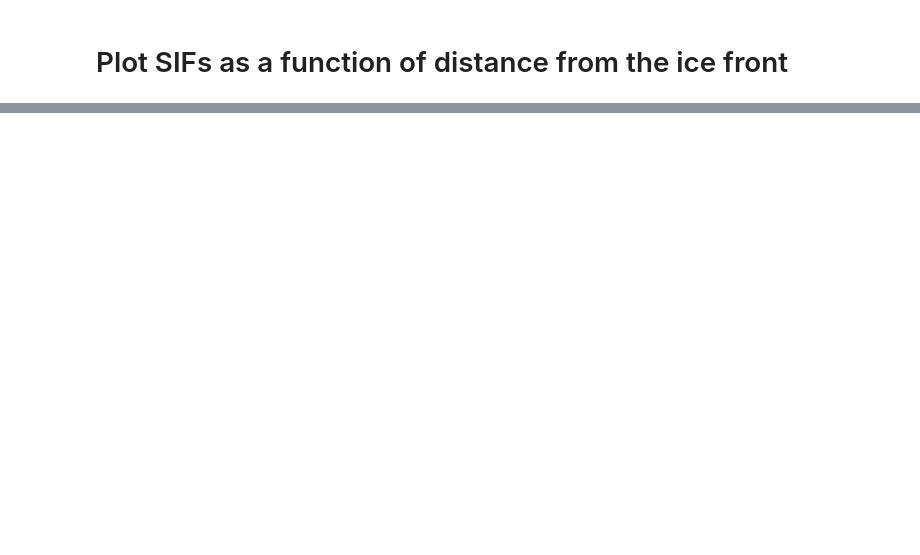
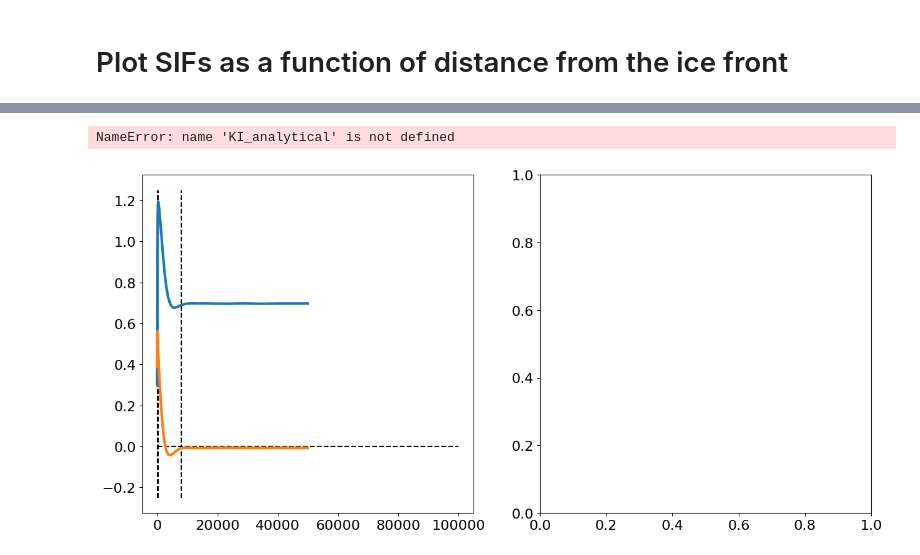
Before and after one commit to bradlipovsky/crevasserator, a Jupyter notebook: figure-flexure.ipynb, the cells around one changed output, grey strips where cells are left out. Saved outputs shown, nothing was run; the diff lists cells and outputs as text; code cells hidden in the pictures; blank space fills up the shorter version.

```diff
--- a/figure-flexure.ipynb
+++ b/figure-flexure.ipynb
@@ -47,0 +44,6 @@ KI_analytical_bending,KI_analytical_bending_bottom = c.analytical_KI_bending(geo
+# %%
+KI_analytical, KI_analytical_bottom = c.analytical_KI(geom,mats)
+KI_analytical_bending,KI_analytical_bending_bottom = c.analytical_KI_bending(geom,mats,Lcs)
+geom['fl']=10
+KI_analytical_foot,KI_analytical_foot_bottom = c.analytical_KI_footloose(geom,mats,Lcs)
+geom['fl']=0
@@ -111,0 +114,10 @@ The PostScript backend does not support transparency; partially transparent arti
+# %%
+with open('output/surface-crevasse-sifs.pkl', 'rb') as f:
+    surface_sifs = pickle.load(f)
+with open('output/bottom-crevasse-sifs.pkl', 'rb') as f:
+    bottom_sifs = pickle.load(f)
+
+make_flexure_plot(surface_sifs,bottom_sifs)
+# %% [output]
+NameError: name 'KI_analytical' is not defined
+[figure, added]
```
Also changed, not shown: parts of 5 cells of this notebook, 5 other files.
